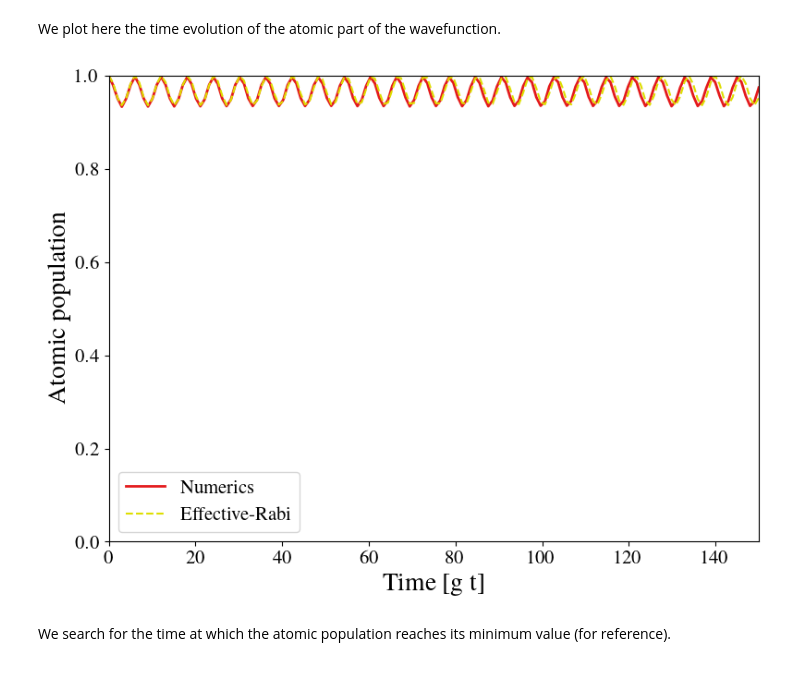
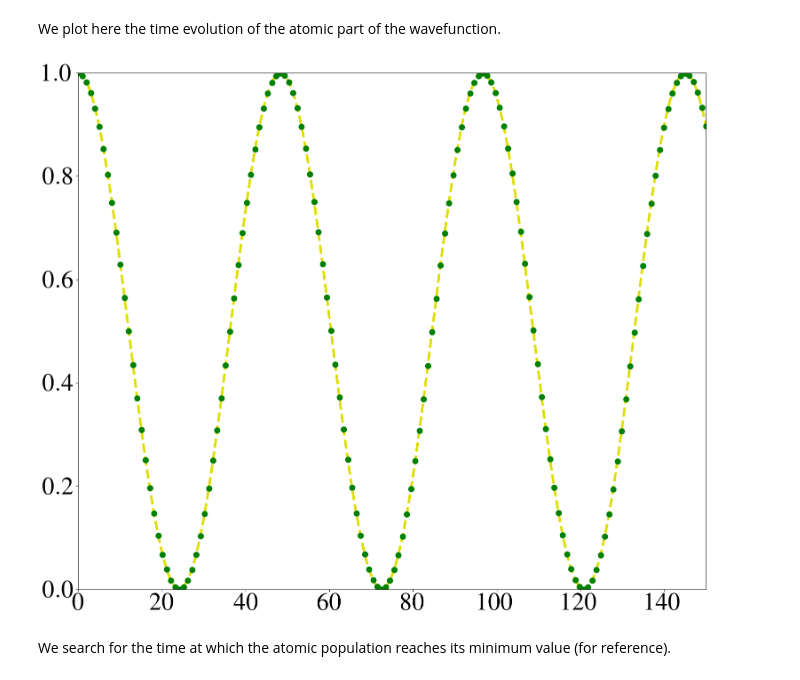
Before and after one commit to enrico0014/QOptics_FB, a Jupyter notebook: sawtooth/ST_emitter.ipynb, the cells around one changed output. Cells and saved outputs as stored; diff of their text form; code cells hidden in the pictures.

```diff
--- a/sawtooth/ST_emitter.ipynb
+++ b/sawtooth/ST_emitter.ipynb
@@ -78,8 +78,8 @@ We couple the atom to an A site using the hamiltonian
 \end{equation}
 where $\sigma^{+(-)}$ are the two-level atom (TLA) ladder operators and $a_n$ is the annihilation operator of a field excitation in the n-th A-site.
 # %%
-omega0 = 3. #atom frequency
-g = 0.2 #atom-cavity coupling
+omega0 = 2. #atom frequency
+g = 0.1 #atom-cavity coupling
 # %%
 H = Ham_ST(N,eps_a,eps_b,t_aa,t_ab,t_bb,omega0,g,N-1)
 # %% [markdown]
@@ -93,26 +93,23 @@ pop, phot = time_evol(t,H)
 # %% [markdown]
 We plot here the time evolution of the atomic part of the wavefunction.
 # %%
-fig = plt.figure(figsize=(8,6),tight_layout=1)
+cm = 2.54
+fig = plt.figure(figsize=(6*cm,5*cm),tight_layout=1)
 
 fac = np.sqrt(1- 1/np.sqrt(3))
 pop_at = np.real(pop*np.conjugate(pop))[0,:]
-plt.plot(t,pop_at,c='#e41a1c',lw=2,label="Numerics")
-plt.plot(t,JC_atom(t,fac*g,omega0-2),ls="--",label="Effective-Rabi",c='#dede00')
-
-plt.xlabel("Time [g t]",fontsize=20)
-plt.ylabel(f"Atomic population",fontsize=20)
+plt.scatter(t,pop_at,c='green',lw=4,zorder=2)
+plt.plot(t,JC_atom(t,fac*g,omega0-2),ls="--",lw=4,c='#dede00',zorder=1)
 
 plt.xlim(0,t[-1])
 plt.ylim(0.,1)
-plt.xticks(fontsize=15)
-plt.yticks(fontsize=15)
-plt.legend(fontsize=15)
+plt.xticks(fontsize=40)
+plt.yticks(fontsize=40)
 
 #plt.savefig(f"plots/comp_A.png")
 plt.show()
 # %% [output]
-[figure, old version]
+[figure, new version]
 # %% [markdown]
 We search for the time at which the atomic population reaches its minimum value (for reference).
 # %%
```
Also changed, not shown: parts of 30 cells of this notebook, 4 other files.
